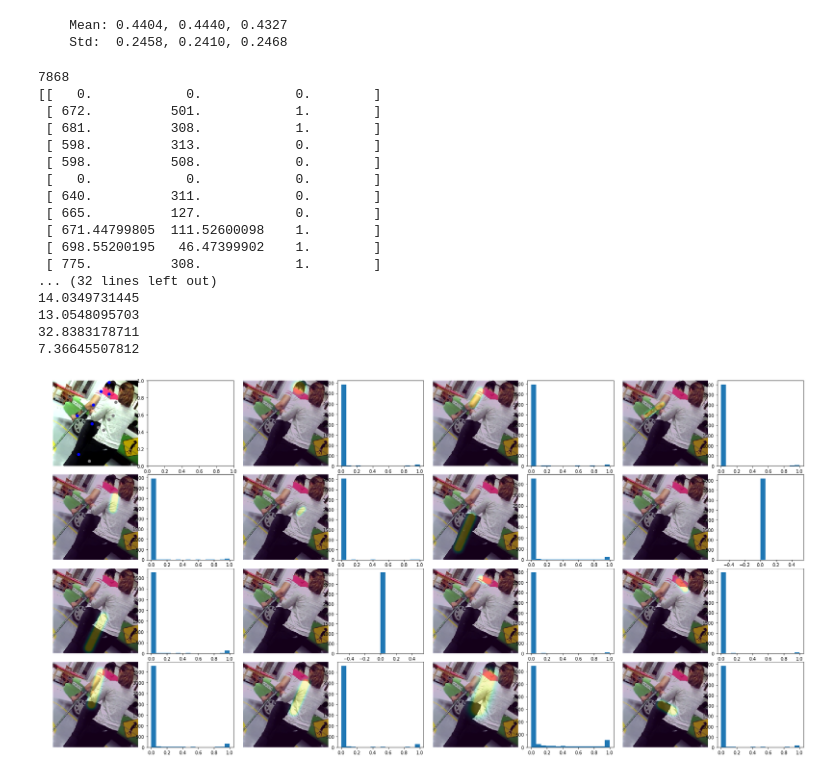
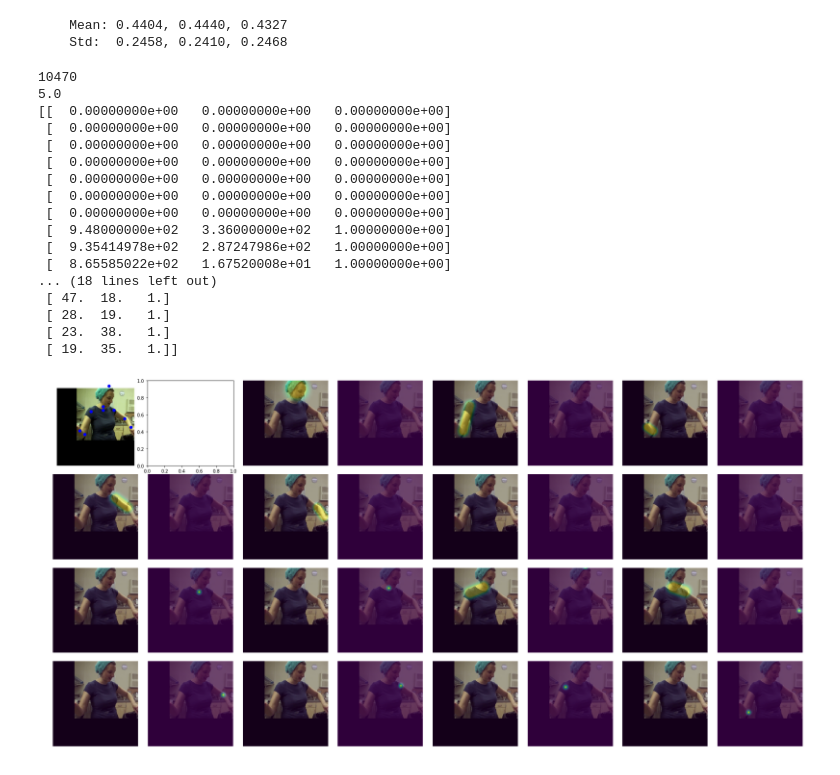
Before and after one commit to tete1030/experiments, a Jupyter notebook: experiments/pose-exp.ipynb, the cells around one changed output. Cells and saved outputs as stored; diff of their text form; code cells hidden in the pictures.

```diff
--- a/experiments/pose-exp.ipynb
+++ b/experiments/pose-exp.ipynb
@@ -6,65 +6,77 @@ from pose.datasets import Mpii
 mpii = Mpii(jsonfile='/home/qite/my/pytorch-pose/data/mpii/mpii_annotations.json',
             img_folder='/home/qite/my/pytorch-pose/data/mpii/images',
             meanstd_file='/home/qite/my/pytorch-pose/data/mpii/mean.pth.tar',
-            sigma=1, label_type="Gaussian", label_data=Mpii.LABEL_PARTS_MAP)
+            sigma=1, label_type="Gaussian", label_data=Mpii.LABEL_MIX_MAP, single_person=True)
 # %% [output]
     Mean: 0.4404, 0.4440, 0.4327
     Std:  0.2458, 0.2410, 0.2468
 # %%
 %matplotlib inline
 import numpy as np
 from scipy.misc import imresize
 import matplotlib.pyplot as plt
 from pose.utils.misc import to_numpy
+import torch
+
+mpii.scale_temp = 5.
+mpii.rot_temp = 0.
 
 fig, axs = plt.subplots(4, 8, figsize=(30, 15), gridspec_kw={'wspace':0.1, 'hspace':0.1})
 img_idx = np.random.randint(0, len(mpii))
-img_idx = 7868
+img_idx = 10470
+#img_idx = 16765
 print(img_idx)
 np.seterr(invalid='raise')
 img, target, meta = mpii[img_idx]
-pts = to_numpy(meta['pts'])
-tpts = to_numpy(meta['tpts'])
+target_v = target['parts_v']
+mask_v = meta['mparts_v']
+target_a = target['parts_a']
+target_p = target['points']
+pts = to_numpy(meta['pts'][0])
+tpts = to_numpy(meta['tpts'][0])
+not_annoted = (np.isclose(pts, 0).sum(1) == 3)
 print(pts)
 print(tpts)
 xs = tpts[:, 0] * 4
 ys = tpts[:, 1] * 4
-real_img = to_numpy(img+mpii.mean.view(3,1,1).expand_as(img)).transpose(1,2,0)
+real_img = to_numpy(img).transpose(1,2,0) + mpii.mean
 axs[0,0].imshow(real_img)
-not_annoted = (np.isclose(pts, 0).sum(1) == 3)
 visible = (tpts[:, 2] == 1)
 axs[0,0].scatter(xs[~not_annoted & visible], ys[~not_annoted & visible], color='blue')
 axs[0,0].scatter(xs[~not_annoted & ~visible], ys[~not_annoted & ~visible], color='gray')
 axs[0,0].axis('off')
-# final_img = np.zeros(to_numpy(target[0]).shape)
-for i, t in enumerate(target):
-    # final_img += to_numpy(target[i])
+for i in range(target_v.shape[0]):
     axs.flat[(i+1)*2].imshow(real_img)
-    timg = imresize(to_numpy(target[i]), real_img.shape[:2])
-    axs.flat[(i+1)*2].imshow(timg, alpha=0.3)
+    target_v[i][mask_v[i]==2] = 0
+    timg_v = imresize(to_numpy(target_v[i]), real_img.shape[:2])
+    # timg_mask_v = imresize(to_numpy(mask_v[i]==2), real_img.shape[:2])
+    axs.flat[(i+1)*2].imshow(timg_v, alpha=0.3)
+    # axs.flat[(i+1)*2].imshow(timg_mask_v, alpha=0.3)
     axs.flat[(i+1)*2].axis('off')
-    axs.flat[(i+1)*2+1].hist(to_numpy(target[i]).ravel(), bins=16)
-    print(timg.mean())
+    axs.flat[(i+1)*2+1].imshow(real_img)
+    timg_a = imresize(to_numpy(target_p[i]), real_img.shape[:2])
+    axs.flat[(i+1)*2+1].imshow(timg_a, alpha=0.7)
+    axs.flat[(i+1)*2+1].axis('off')
 
 # fig2, axs2 = pt.subplots(1, 3, figsize=(15, 4), gridspec_kw={'wspace':0.02, 'hspace':0.02})
 
 #axs[0,1].imshow(final_img)
 # %% [output]
-7868
-[[   0.            0.            0.        ]
- [ 672.          501.            1.        ]
- [ 681.          308.            1.        ]
- [ 598.          313.            0.        ]
- [ 598.          508.            0.        ]
- [   0.            0.            0.        ]
- [ 640.          311.            0.        ]
- [ 665.          127.            0.        ]
- [ 671.44799805  111.52600098    1.        ]
- [ 698.55200195   46.47399902    1.        ]
- [ 775.          308.            1.        ]
-... (32 lines left out)
-14.0349731445
-13.0548095703
-32.8383178711
-7.36645507812
+10470
+5.0
+[[  0.00000000e+00   0.00000000e+00   0.00000000e+00]
+ [  0.00000000e+00   0.00000000e+00   0.00000000e+00]
+ [  0.00000000e+00   0.00000000e+00   0.00000000e+00]
+ [  0.00000000e+00   0.00000000e+00   0.00000000e+00]
+ [  0.00000000e+00   0.00000000e+00   0.00000000e+00]
+ [  0.00000000e+00   0.00000000e+00   0.00000000e+00]
+ [  0.00000000e+00   0.00000000e+00   0.00000000e+00]
+ [  9.48000000e+02   3.36000000e+02   1.00000000e+00]
+ [  9.35414978e+02   2.87247986e+02   1.00000000e+00]
+ [  8.65585022e+02   1.67520008e+01   1.00000000e+00]
+... (18 lines left out)
+ [ 47.  18.   1.]
+ [ 28.  19.   1.]
+ [ 23.  38.   1.]
+ [ 19.  35.   1.]]
-[figure, old version]
+[figure, new version]
```
Also changed, not shown: parts of 1 cell of this notebook, 5 other files.
